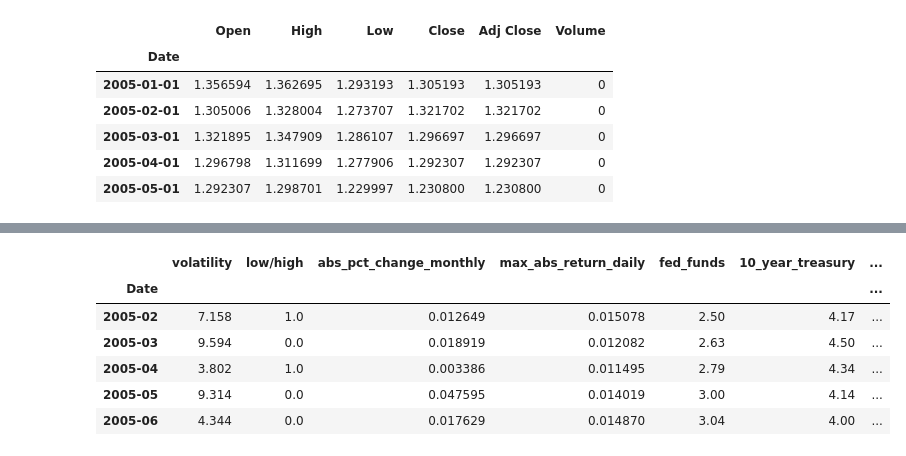
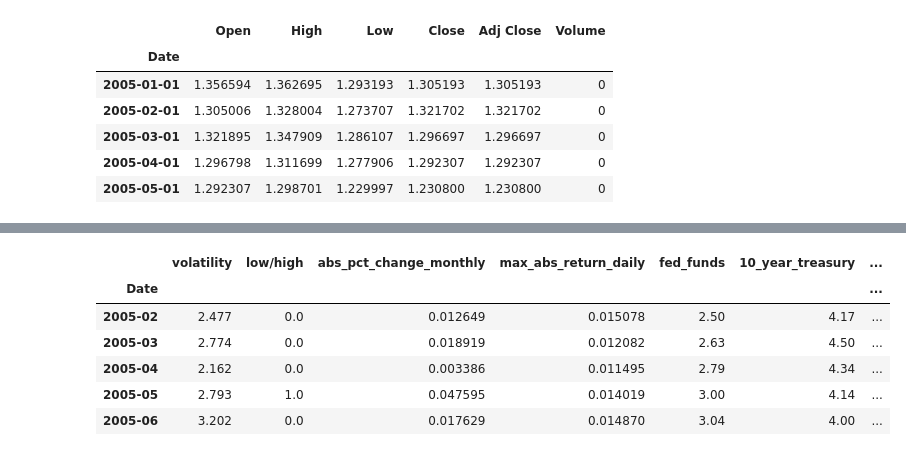
Before and after one commit to moleh13/EC48E, a Jupyter notebook: project/project.ipynb, the cells around one changed output, grey strips where cells are left out. Cells and saved outputs as stored; diff of their text form; code cells hidden in the pictures.

```diff
--- a/project/project.ipynb
+++ b/project/project.ipynb
@@ -19,6 +19,8 @@ eur_usd_data_monthly = yf.download('EURUSD=X', start=start_date, end=end_date, i
 GSPC_data_monthly = yf.download('^GSPC', start='2004-12-01', end=end_date, interval='1mo')
 STOXX50E_data_monthly = pd.read_csv('csv_files/STOXX50E.csv')
 
+eur_usd_pct_change = eur_usd_data_daily['Close'].pct_change()
+
 eur_usd_data_monthly.head(5)
 # %% [output]
 [*********************100%%**********************]  1 of 1 completed
@@ -39,7 +41,7 @@ feature_set = pd.DataFrame(index=eur_usd_data_daily.resample('M').mean().index.s
 for month in feature_set.index:
     start_date = month
     end_date = pd.to_datetime(start_date) + pd.DateOffset(months=1)
-    feature_set.loc[month] = round((eur_usd_data_daily.loc[start_date:end_date].Close.std()) * (len(eur_usd_data_daily.loc[start_date:end_date]) ** (1/2)) * 100, 3)
+    feature_set.loc[month] = round((eur_usd_pct_change.loc[start_date:end_date].std()) * (len(eur_usd_pct_change.loc[start_date:end_date]) ** (1/2)) * 100, 3)
 
 feature_set['volatility'] = feature_set['volatility'].astype(float)
 # print the monthly data
@@ -69,6 +71,6 @@ print('Mean:', mean)
 print('Standard Deviation:', std)
 
 # print the ncount of the rows that are smaller than the mean + 1 std
-threshold = 6
+threshold = 3
 print(f'Number of months that have volatility smaller than {threshold}:', len(feature_set[feature_set.volatility < threshold]))
 # %% [output]
@@ -164,13 +156,12 @@ feature_set.corr()
 # %%
-feature_set['low/high'] = feature_set['low/high'].shift(-1)
 feature_set.dropna(inplace=True)
-feature_set.head()
+feature_set.head(5)
 # %% [output]
 |  | volatility | low/high | abs_pct_change_monthly | max_abs_return_daily | fed_funds | 10_year_treasury | ... |
 | Date |  |  |  |  |  |  | ... |
-| 2005-02 | 7.158 | 1.0 | 0.012649 | 0.015078 | 2.50 | 4.17 | ... |
-| 2005-03 | 9.594 | 0.0 | 0.018919 | 0.012082 | 2.63 | 4.50 | ... |
-| 2005-04 | 3.802 | 1.0 | 0.003386 | 0.011495 | 2.79 | 4.34 | ... |
-| 2005-05 | 9.314 | 0.0 | 0.047595 | 0.014019 | 3.00 | 4.14 | ... |
-| 2005-06 | 4.344 | 0.0 | 0.017629 | 0.014870 | 3.04 | 4.00 | ... |
+| 2005-02 | 2.477 | 0.0 | 0.012649 | 0.015078 | 2.50 | 4.17 | ... |
+| 2005-03 | 2.774 | 0.0 | 0.018919 | 0.012082 | 2.63 | 4.50 | ... |
+| 2005-04 | 2.162 | 0.0 | 0.003386 | 0.011495 | 2.79 | 4.34 | ... |
+| 2005-05 | 2.793 | 1.0 | 0.047595 | 0.014019 | 3.00 | 4.14 | ... |
+| 2005-06 | 3.202 | 0.0 | 0.017629 | 0.014870 | 3.04 | 4.00 | ... |
 # %%
```
Also changed, not shown: parts of 15 cells of this notebook, 2 other files.
